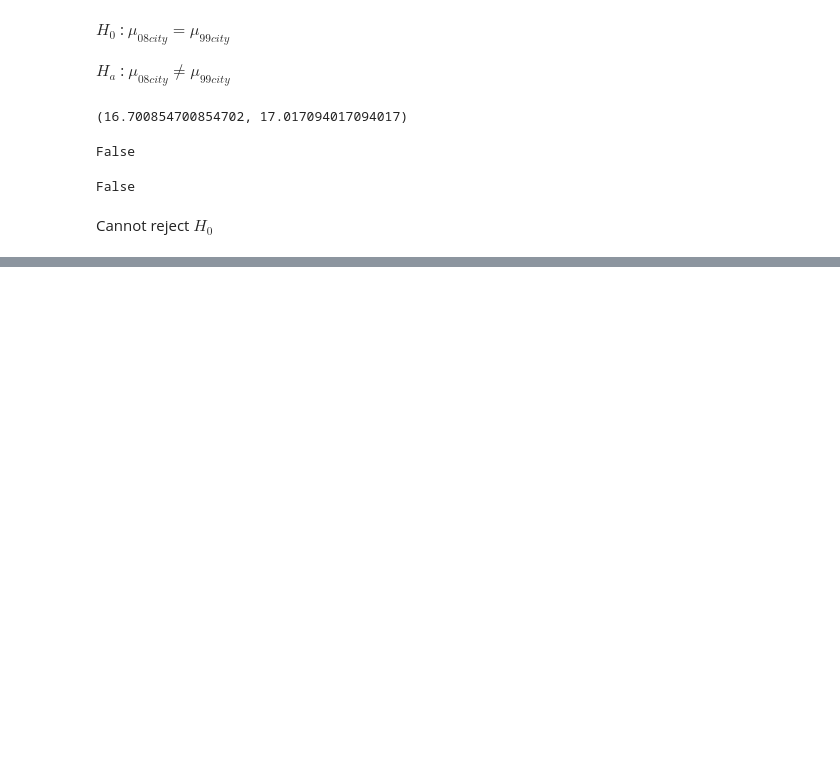
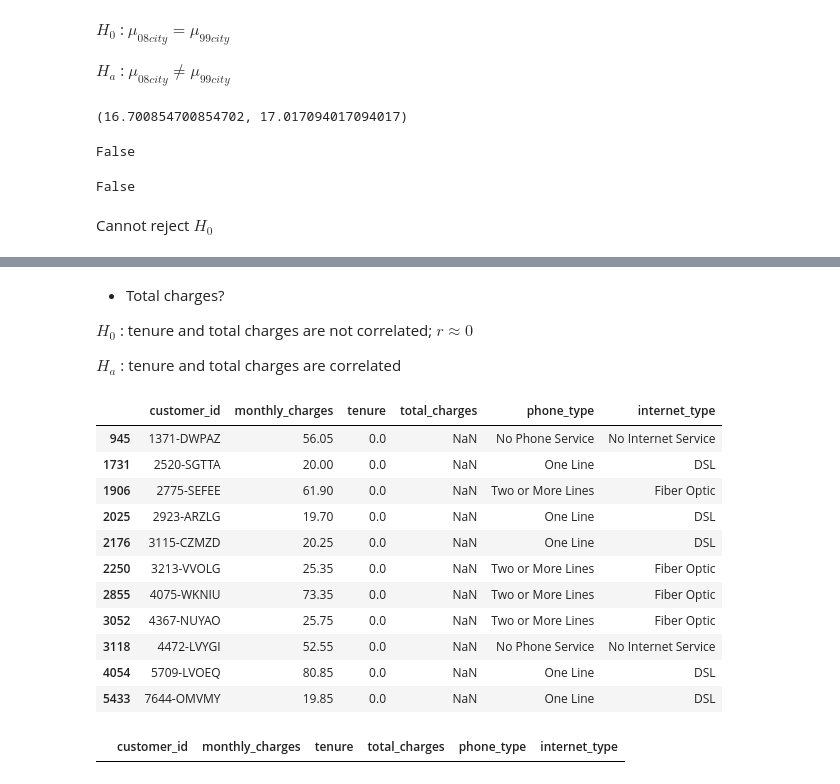
Before and after one commit to stephenfitzsimon/statistics-exercises, a Jupyter notebook: hypothesis_testing.ipynb, the cells around one changed output, grey strips where cells are left out. Saved outputs shown, nothing was run; the diff lists cells and outputs as text; code cells hidden in the pictures; blank space fills up the shorter version.

```diff
--- a/hypothesis_testing.ipynb
+++ b/hypothesis_testing.ipynb
@@ -317,0 +418,29 @@ Cannot reject $H_0$
+# %% [markdown]
+- Total charges?
+
+$H_0$ : tenure and total charges are not correlated; $r \approx 0$
+
+$H_a$ : tenure and total charges are correlated
+# %%
+# get the total charges series
+tl[tl.total_charges.isna()]
+#there are a few rows with NaN. these are where the tenure was less than a month.
+#set these to 0
+# %% [output]
+|  | customer_id | monthly_charges | tenure | total_charges | phone_type | internet_type |
+| 945 | 1371-DWPAZ | 56.05 | 0.0 | NaN | No Phone Service | No Internet Service |
+| 1731 | 2520-SGTTA | 20.00 | 0.0 | NaN | One Line | DSL |
+| 1906 | 2775-SEFEE | 61.90 | 0.0 | NaN | Two or More Lines | Fiber Optic |
+| 2025 | 2923-ARZLG | 19.70 | 0.0 | NaN | One Line | DSL |
+| 2176 | 3115-CZMZD | 20.25 | 0.0 | NaN | One Line | DSL |
+| 2250 | 3213-VVOLG | 25.35 | 0.0 | NaN | Two or More Lines | Fiber Optic |
+| 2855 | 4075-WKNIU | 73.35 | 0.0 | NaN | Two or More Lines | Fiber Optic |
+| 3052 | 4367-NUYAO | 25.75 | 0.0 | NaN | Two or More Lines | Fiber Optic |
+| 3118 | 4472-LVYGI | 52.55 | 0.0 | NaN | No Phone Service | No Internet Service |
+| 4054 | 5709-LVOEQ | 80.85 | 0.0 | NaN | One Line | DSL |
+| 5433 | 7644-OMVMY | 19.85 | 0.0 | NaN | One Line | DSL |
+# %%
+tl.total_charges.replace(np.NaN, 0, inplace = True)
+tl[tl.total_charges.isna()]
+# %% [output]
+|  | customer_id | monthly_charges | tenure | total_charges | phone_type | internet_type |
```
Also changed, not shown: parts of 26 cells of this notebook.
